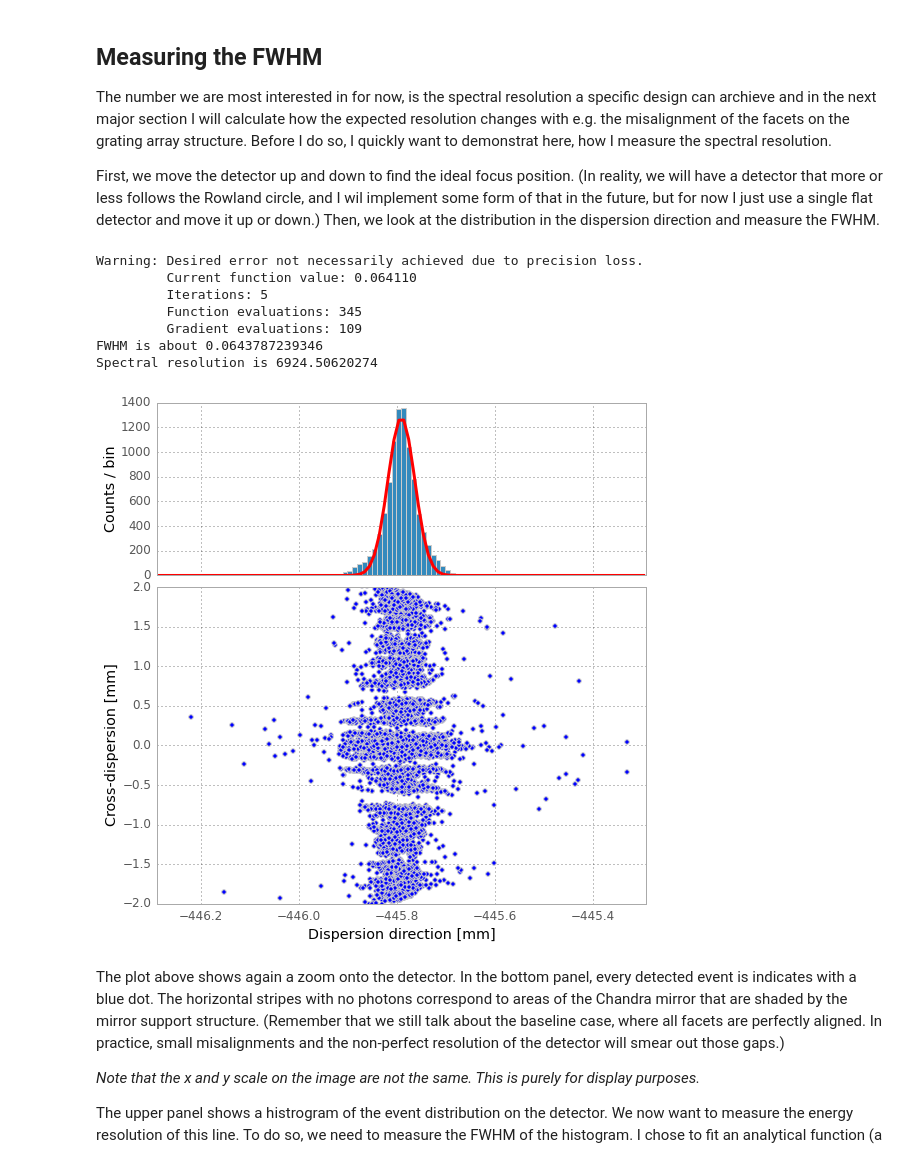
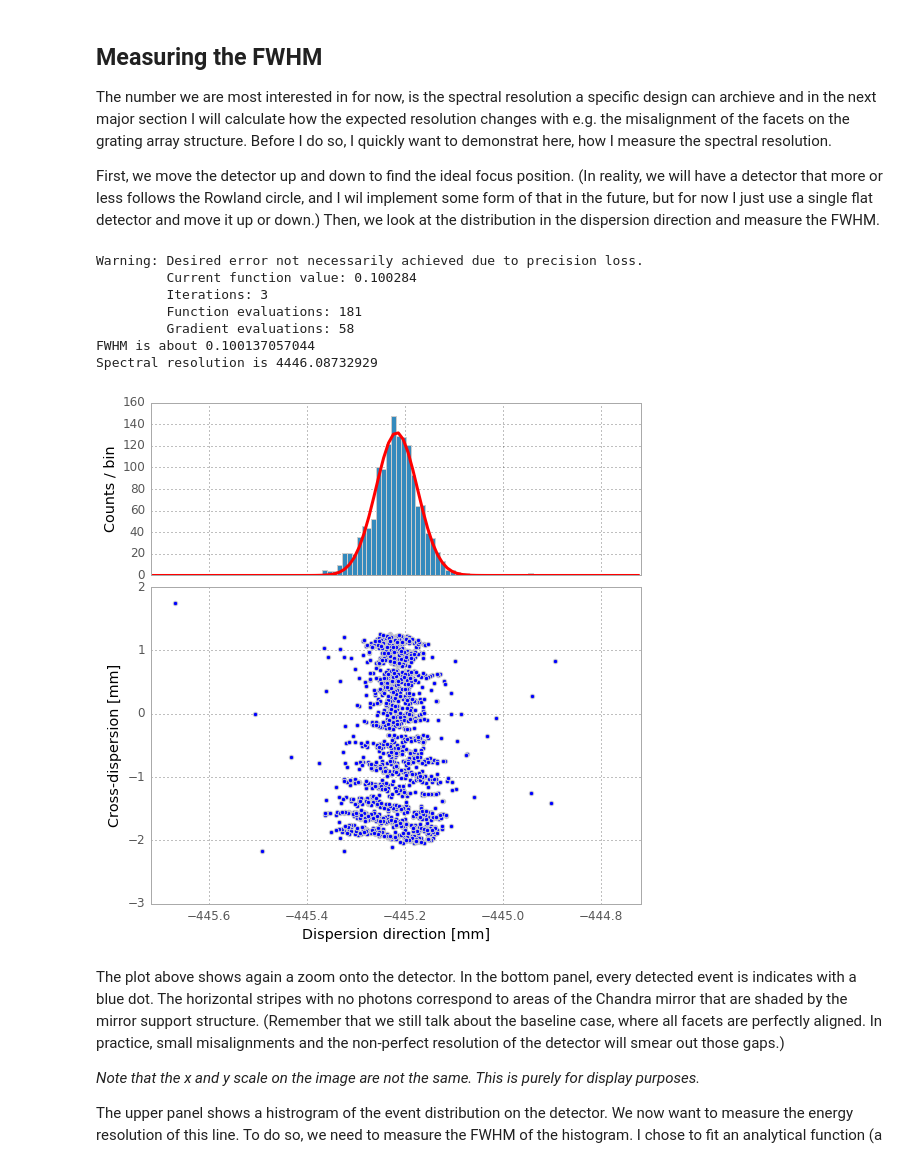
Before and after one commit to hamogu/x-raysurveyor, a Jupyter notebook: X-raysurveyor.ipynb, the cells around one changed output. Cells and saved outputs as stored; diff of their text form; code cells hidden in the pictures.

Commit message:
update to current state of marxs, ipyparallel, astropy

```diff
--- a/X-raysurveyor.ipynb
+++ b/X-raysurveyor.ipynb
@@ -196,5 +164,5 @@ dview.execute(In[-2], block=True)
 # %%
 # Load Ralf's efficiency table
-catfile = '/melkor/d1/guenther/marx/xraysurveyor/sim_input/Si-ox_p200_th15_dc02_d6110.dat'
+catfile = '/melkor/d1/guenther/projects/xraysurveyor/sim_input/Si-ox_p200_th15_dc02_d6110.dat'
 gratingeff = EfficiencyFile(catfile, orders=np.arange(2, -13, -1))
 # %%
@@ -248,15 +216,16 @@ marxm = MarxMirror(hrmafile, position=numpy.array([0., 0,0]))
 prune = lambda photons: photons[(photons['probability'] > 0)] # & (photons['mirror_shell'] == 0)]
 
 blazeang = numpy.deg2rad(1.5)
-blazemat = transforms3d.axangles.axangle2mat(numpy.array([0,1,0]), numpy.deg2rad(blazeang))
-R, r, pos4d = design_tilted_torus(9e3, numpy.deg2rad(blazeang), numpy.deg2rad(2*blazeang))
+blazemat = transforms3d.axangles.axangle2mat(numpy.array([0,1,0]), blazeang)
+R, r, pos4d = design_tilted_torus(9e3, blazeang, 2*blazeang)
 mytorus = RowlandTorus(R, r, pos4d=pos4d)
-mygas = GratingArrayStructure(mytorus, d_facet=80., x_range=[5e3,1e4], radius=[538., 550.],
+mygas = GratingArrayStructure(rowland=mytorus, d_element=80., x_range=[5e3,1e4], radius=[538., 550.],
+                              phi=[0, 2. * np.pi],
                               elem_class=FlatGrating,
                               elem_args={'zoom': 30, 'orientation': blazemat, 'd':0.0002,
                                          'order_selector': gratingeff})
 mydet = FlatDetector(zoom=1e4)
-satellite = Sequence(sequence=[mypointing, marxm, prune, mygas, mydet])
+satellite = Sequence(elements=[mypointing, marxm, prune, mygas, mydet])
 
 photons = mysource.generate_photons(1e5)
 photons = satellite(photons)
@@ -365,7 +334,7 @@ The number we are most interested in for now, is the spectral resolution a speci
 First, we move the detector up and down to find the ideal focus position. (In reality, we will have a detector that more or less follows the Rowland circle, and I wil implement some form of that in the future, but for now I just use a single flat detector and move it up or down.) Then, we look at the distribution in the dispersion direction and measure the FWHM.
 # %%
 # Select the photons in grating order -8 only
-p8 = photons[photons['order'] == -8]
+p8 = photons[(photons['order'] == -8) & (photons['facet'] > 13) & (photons['facet'] < 26)]
 
 # Find the optimal position of the detector ...
 xbest = marxs.analysis.find_best_detector_position(p8, objective_func=marxs.analysis.measure_FWHM)
@@ -373,11 +342,11 @@ det = FlatDetector(position=np.array([xbest.x, 0, 0]), zoom=1e4)
 # ... and intersect the photons with that detector
 p8 = det(p8)
 
-xpos = np.median(p8['det_y'])
+xpos = np.median(p8['det_x'])
 w = .5
 # For plotting purposes we want the dispersion direction on the horizontal axis
-x = p8['det_y']
-y = p8['det_x']
+x = p8['det_x']
+y = p8['det_y']
 
 
 ### Now the plot is made
@@ -391,41 +360,41 @@ rect_histx = [left, bottom_h, width, 0.3]
 
 # start with a rectangular Figure
 plt.figure(1, figsize=(8,8))
 
 axScatter = plt.axes(rect_scatter)
 axHistx = plt.axes(rect_histx)
 nullfmt   = mpl.ticker.NullFormatter() # No labels
 axHistx.xaxis.set_major_formatter(nullfmt)
 axScatter.scatter(x, y)
 
 # now determine nice limits by hand:
 binwidth = 0.01
 axScatter.set_xlim( (xpos - w, xpos + w) )
-axScatter.set_ylim( (-2, 2) )
+axScatter.set_ylim( (-3, 2) )
 axScatter.set_xlabel('Dispersion direction [mm]')
 axScatter.set_ylabel('Cross-dispersion [mm]')
 
 bins = np.arange(xpos - w, xpos + w + binwidth, binwidth)
 hist, bin_edges, patches = axHistx.hist(x, bins=bins)
 axHistx.set_xlim( axScatter.get_xlim() )
 axHistx.set_ylabel('Counts / bin')
 
 bin_midpoints = (bin_edges[:-1] + bin_edges[1:]) / 2.
 g_init = astropy.modeling.models.Gaussian1D(amplitude=hist.max(), mean=xpos, stddev=0.1)
 fit_g = astropy.modeling.fitting.LevMarLSQFitter()
 g = fit_g(g_init, bin_midpoints , hist)
 axHistx.plot(bin_midpoints, g(bin_midpoints), lw=3., color='r')
 print 'FWHM is about {0}'.format(2.3548 * g.stddev)
 print 'Spectral resolution is {0}'.format(-xpos / (2.3548 * g.stddev))
 # %% [output]
 Warning: Desired error not necessarily achieved due to precision loss.
-         Current function value: 0.064110
-         Iterations: 5
-         Function evaluations: 345
-         Gradient evaluations: 109
-FWHM is about 0.0643787239346
-Spectral resolution is 6924.50620274
+         Current function value: 0.100284
+         Iterations: 3
+         Function evaluations: 181
+         Gradient evaluations: 58
+FWHM is about 0.100137057044
+Spectral resolution is 4446.08732929
-[figure, old version]
+[figure, new version]
 # %% [markdown]
 The plot above shows again a zoom onto the detector. In the bottom panel, every detected event is indicates with a blue dot. The horizontal stripes with no photons correspond to areas of the Chandra mirror that are shaded by the mirror support structure. (Remember that we still talk about the baseline case, where all facets are perfectly aligned. In practice, small misalignments and the non-perfect resolution of the detector will smear out those gaps.)
 
```
Also changed, not shown: parts of 27 cells of this notebook.
